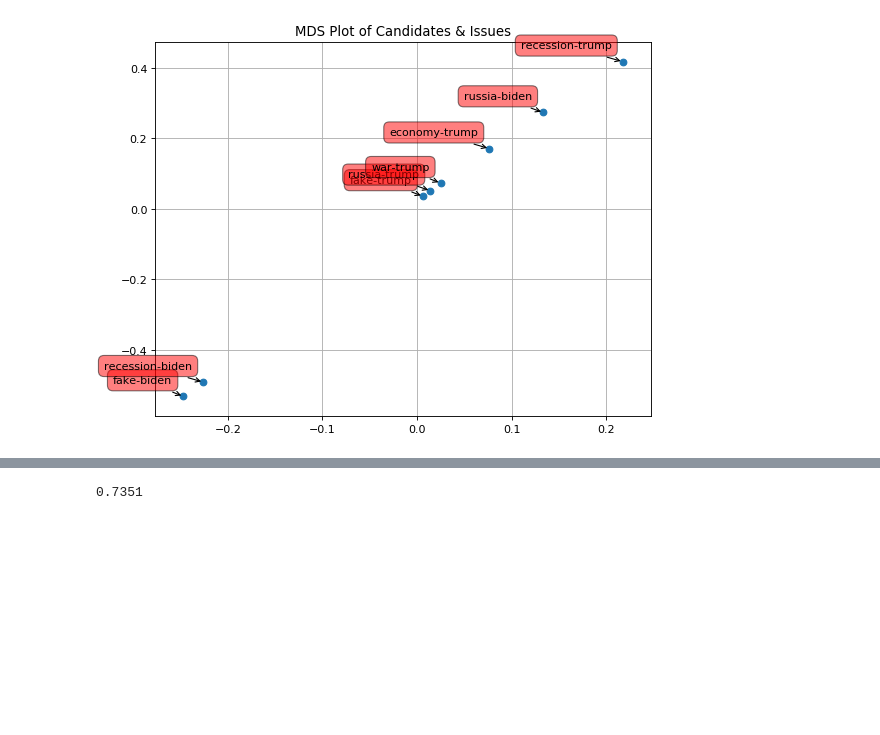
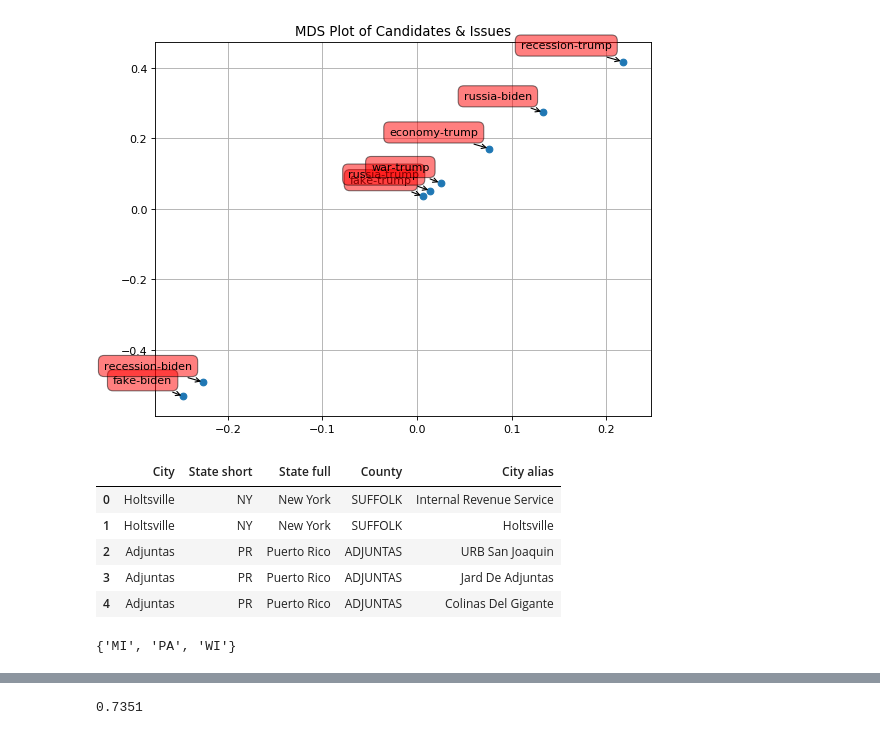
Before and after one commit to abhi-vik/ugc-analytics, a Jupyter notebook: assignments/second/assignment-2.ipynb, the cells around one changed output, grey strips where cells are left out. Saved outputs shown, nothing was run; the diff lists cells and outputs as text; code cells hidden in the pictures; blank space fills up the shorter version.

Commit message:
Adding all cities with their corresponding Battleground states

```diff
--- a/assignments/second/assignment-2.ipynb
+++ b/assignments/second/assignment-2.ipynb
@@ -366,3 +366,14 @@ plt.grid()
 plt.show()
 # %% [output]
 [figure]
+# %%
+#Get all the cities with their respective battleground states
+cities_states = pd.read_csv("https://raw.githubusercontent.com/grammakov/USA-cities-and-states/master/us_cities_states_counties.csv",sep='|')
+cities_states.head()
+# %% [output]
+|  | City | State short | State full | County | City alias |
+| 0 | Holtsville | NY | New York | SUFFOLK | Internal Revenue Service |
+| 1 | Holtsville | NY | New York | SUFFOLK | Holtsville |
+| 2 | Adjuntas | PR | Puerto Rico | ADJUNTAS | URB San Joaquin |
+| 3 | Adjuntas | PR | Puerto Rico | ADJUNTAS | Jard De Adjuntas |
+| 4 | Adjuntas | PR | Puerto Rico | ADJUNTAS | Colinas Del Gigante |
@@ -368,0 +386,4 @@ plt.show()
+# %%
+battleground_short_set
+# %% [output]
+{'MI', 'PA', 'WI'}
```
Also changed, not shown: parts of 3 cells of this notebook.
